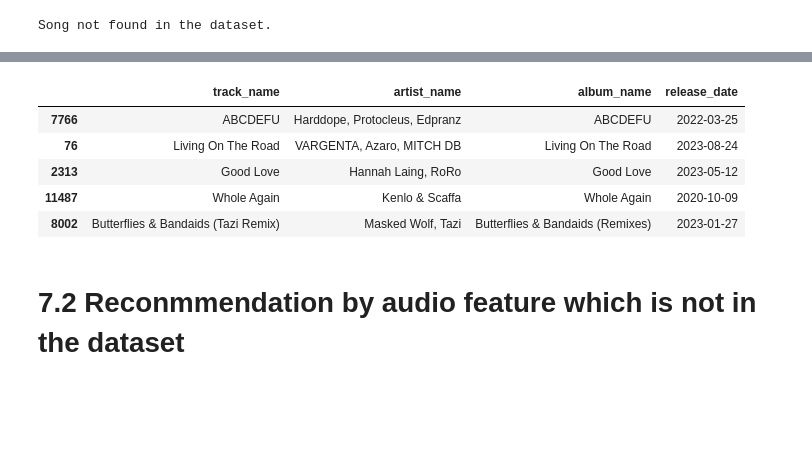
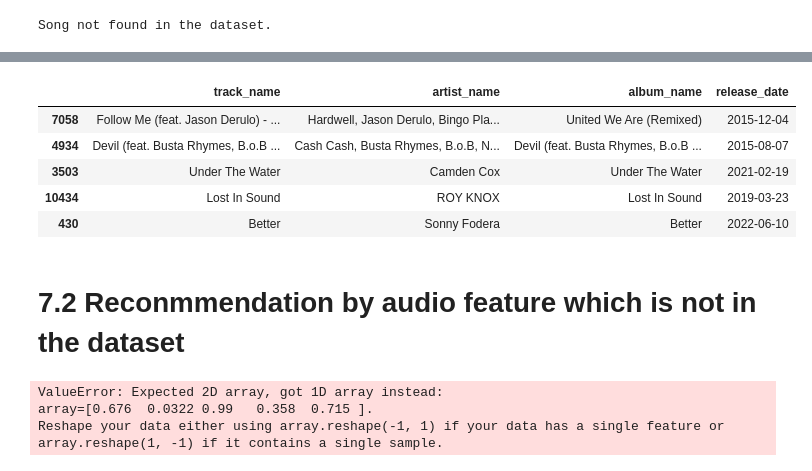
Before and after one commit to lora0412/ML-Model-Cluster-Spotify-API-Music-Recommendation, a Jupyter notebook: notebooks/Spotify_Machine Learning_6_features.ipynb, the cells around one changed output, grey strips where cells are left out. Saved outputs shown, nothing was run; the diff lists cells and outputs as text; code cells hidden in the pictures; blank space fills up the shorter version.

```diff
--- a/notebooks/Spotify_Machine Learning_6_features.ipynb
+++ b/notebooks/Spotify_Machine Learning_6_features.ipynb
@@ -736,27 +718,52 @@ else:
 # %%
 # test by name and artist
-track_name = "Rush"
-artist_name = "Troye Sivan"
+track_name = "Wake Me Up"
+artist_name = "Avicii"
 recommended_songs, error = recommend_songs(track_name, artist_name)
 if error:
     print(error)
 else:
     display(recommended_songs[['track_name', 'artist_name', 'album_name', 'release_date']])
 # %% [output]
 |  | track_name | artist_name | album_name | release_date |
-| 7766 | ABCDEFU | Harddope, Protocleus, Edpranz | ABCDEFU | 2022-03-25 |
-| 76 | Living On The Road | VARGENTA, Azaro, MITCH DB | Living On The Road | 2023-08-24 |
-| 2313 | Good Love | Hannah Laing, RoRo | Good Love | 2023-05-12 |
-| 11487 | Whole Again | Kenlo & Scaffa | Whole Again | 2020-10-09 |
-| 8002 | Butterflies & Bandaids (Tazi Remix) | Masked Wolf, Tazi | Butterflies & Bandaids (Remixes) | 2023-01-27 |
+| 7058 | Follow Me (feat. Jason Derulo) - ... | Hardwell, Jason Derulo, Bingo Pla... | United We Are (Remixed) | 2015-12-04 |
+| 4934 | Devil (feat. Busta Rhymes, B.o.B ... | Cash Cash, Busta Rhymes, B.o.B, N... | Devil (feat. Busta Rhymes, B.o.B ... | 2015-08-07 |
+| 3503 | Under The Water | Camden Cox | Under The Water | 2021-02-19 |
+| 10434 | Lost In Sound | ROY KNOX | Lost In Sound | 2019-03-23 |
+| 430 | Better | Sonny Fodera | Better | 2022-06-10 |
 # %% [markdown]
 # 7.2 Reconmmendation by audio feature which is not in the dataset
 # %%
-# new audio feature
-new_song_features = {
-    'danceability': 0.75,
-    'acousticness': 0.12,
-    'instrumentalness': 0.0,
-    'liveness': 0.15,
-    'valence': 0.68,
-}
+def recommend_songs_with_features(track_id, song_features, df, X_scaled, num_recommendations=5):
+    # Check if the input song is already in the dataset
+    if track_id in df['track_id'].values:
+        return pd.DataFrame(), "Song already in the dataset. Use the standard recommendation function."
+
+    # Ensure song_features is a numpy array
+    song_features = song_features.reshape(1, -1)
+
+    # Calculate cosine similarity between the input song and all songs in the dataset; Features = ['danceability','acousticness', 'instrumentalness', 'liveness', 'valence']
+    similarities = cosine_similarity(features, X_scaled)
+    similarity_scores = list(enumerate(similarities[0]))
+
+    # Sort by similarity scores in descending order
+    similarity_scores = sorted(similarity_scores, key=lambda x: x[1], reverse=True)
+
+    # Get the top num_recommendations songs
+    recommendations = [df.iloc[i[0]] for i in similarity_scores[:num_recommendations]]
+
+    return pd.DataFrame(recommendations), None
+
+# Example usage
+track_id = "5SuOikwiRyPMVoIQDJUgSV"
+features = np.array([0.676, 0.0322, 0.99, 0.358, 0.715])  # Example features
+
+recommended_songs, error = recommend_songs_with_features(track_id, song_features, df_final, X_scaled)
+if error:
+    print(error)
+else:
+    display(recommended_songs[['track_name', 'artist_name', 'album_name', 'release_date']])
+# %% [output]
+ValueError: Expected 2D array, got 1D array instead:
+array=[0.676  0.0322 0.99   0.358  0.715 ].
+Reshape your data either using array.reshape(-1, 1) if your data has a single feature or array.reshape(1, -1) if it contains a single sample.
```
Also changed, not shown: parts of 11 cells of this notebook, 9 other files.
